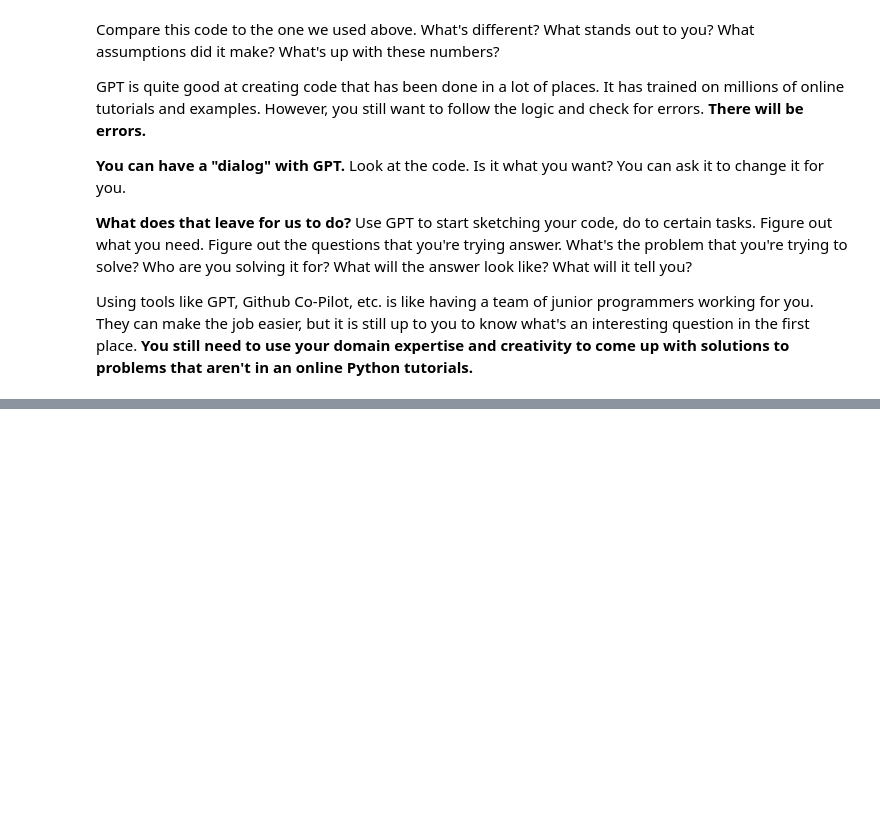
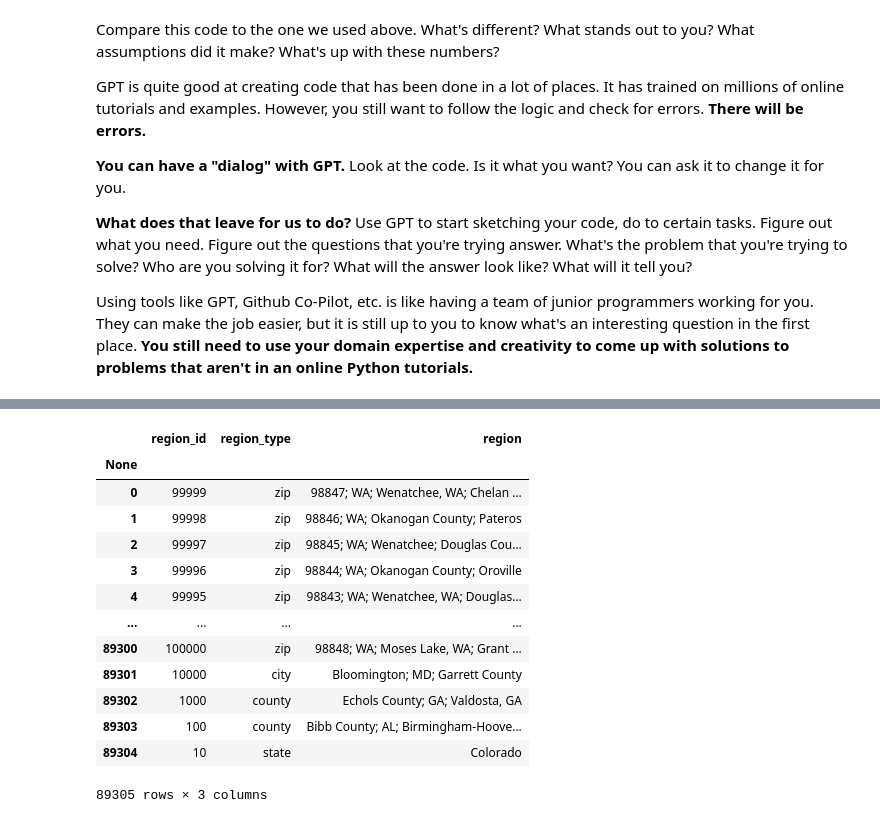
Before and after one commit to aaiken1/fin-data-analysis-text, a Jupyter notebook: _sources/chapters/7_nasdaq_api.ipynb, the cells around one changed output, grey strips where cells are left out. Saved outputs shown, nothing was run; the diff lists cells and outputs as text; code cells hidden in the pictures; blank space fills up the shorter version.

```diff
--- a/_sources/chapters/7_nasdaq_api.ipynb
+++ b/_sources/chapters/7_nasdaq_api.ipynb
@@ -473,0 +547,19 @@ Using tools like GPT, Github Co-Pilot, etc. is like having a team of junior prog
+# %%
+regions = quandl.get_table('ZILLOW/REGIONS', paginate=True)
+# %%
+regions
+# %% [output]
+|  | region_id | region_type | region |
+| None |  |  |  |
+| 0 | 99999 | zip | 98847; WA; Wenatchee, WA; Chelan ... |
+| 1 | 99998 | zip | 98846; WA; Okanogan County; Pateros |
+| 2 | 99997 | zip | 98845; WA; Wenatchee; Douglas Cou... |
+| 3 | 99996 | zip | 98844; WA; Okanogan County; Oroville |
+| 4 | 99995 | zip | 98843; WA; Wenatchee, WA; Douglas... |
+| ... | ... | ... | ... |
+| 89300 | 100000 | zip | 98848; WA; Moses Lake, WA; Grant ... |
+| 89301 | 10000 | city | Bloomington; MD; Garrett County |
+| 89302 | 1000 | county | Echols County; GA; Valdosta, GA |
+| 89303 | 100 | county | Bibb County; AL; Birmingham-Hoove... |
+| 89304 | 10 | state | Colorado |
+89305 rows × 3 columns
```
Also changed, not shown: parts of 41 cells of this notebook, 14 other files.
